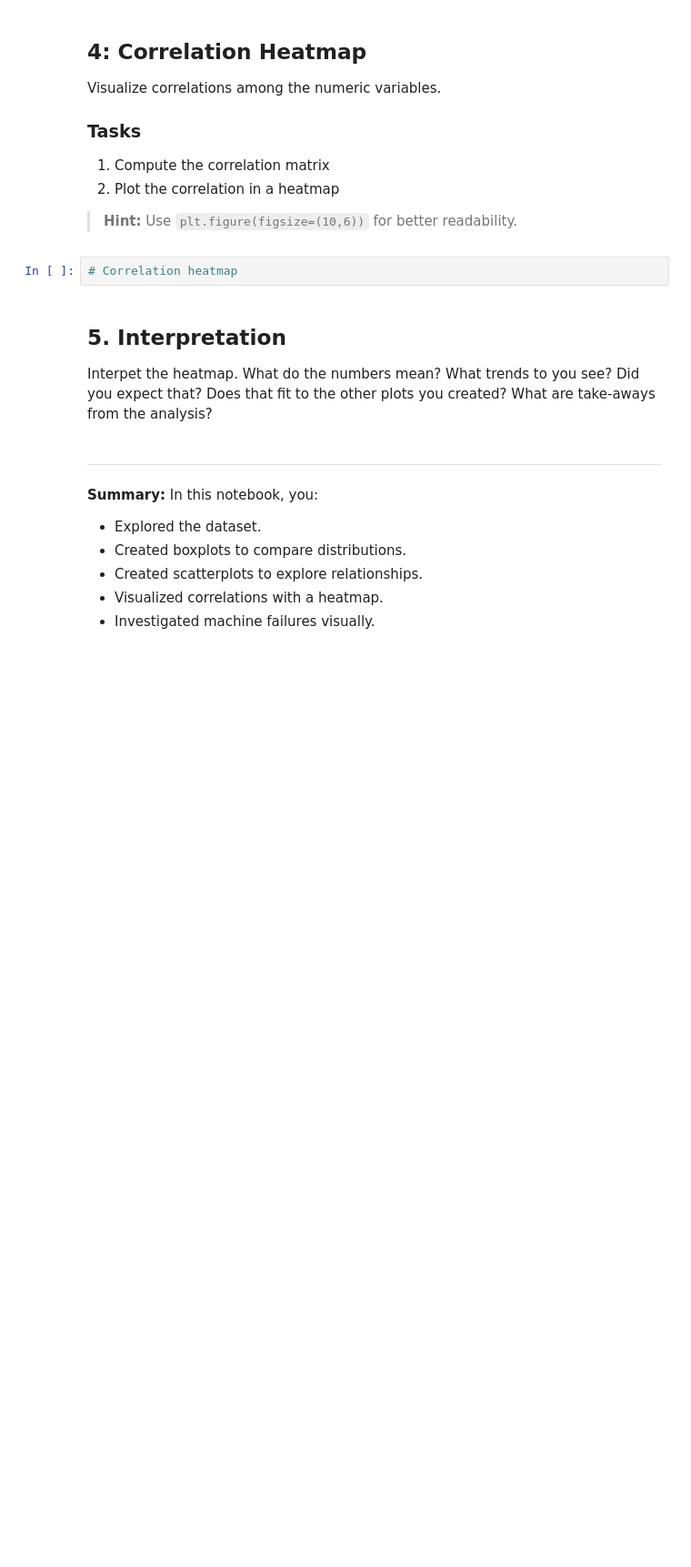
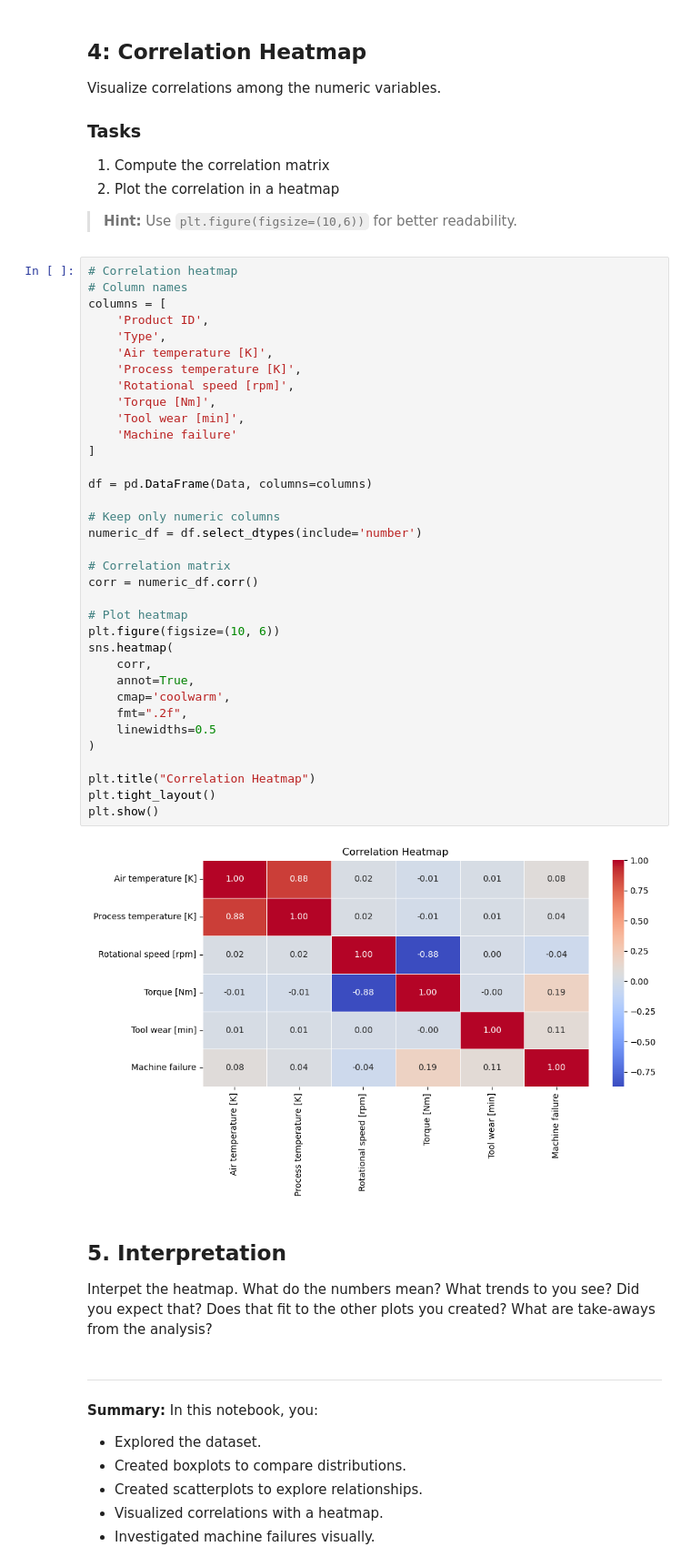
Before and after one commit to MathijsCok/Toegepaste_AI, a Jupyter notebook: Week5_Visualization_Exercise.ipynb, the cells around one changed output. Shown at 91% size. Saved outputs shown, nothing was run; the diff lists cells and outputs as text; blank space fills up the shorter version.

```diff
--- a/Week5_Visualization_Exercise.ipynb
+++ b/Week5_Visualization_Exercise.ipynb
@@ -156,6 +166,41 @@ Visualize correlations among the numeric variables.
 >  **Hint:** Use `plt.figure(figsize=(10,6))` for better readability.
 # %%
 # Correlation heatmap
+# Column names
+columns = [
+    'Product ID',
+    'Type',
+    'Air temperature [K]',
+    'Process temperature [K]',
+    'Rotational speed [rpm]',
+    'Torque [Nm]',
+    'Tool wear [min]',
+    'Machine failure'
+]
+
+df = pd.DataFrame(Data, columns=columns)
+
+# Keep only numeric columns
+numeric_df = df.select_dtypes(include='number')
+
+# Correlation matrix
+corr = numeric_df.corr()
+
+# Plot heatmap
+plt.figure(figsize=(10, 6))
+sns.heatmap(
+    corr,
+    annot=True,
+    cmap='coolwarm',
+    fmt=".2f",
+    linewidths=0.5
+)
+
+plt.title("Correlation Heatmap")
+plt.tight_layout()
+plt.show()
+# %% [output]
+[figure, added]
 # %% [markdown]
 ## 5. Interpretation
 Interpet the heatmap. What do the numbers mean? What trends to you see? Did you expect that? Does that fit to the other plots you created? What are take-aways from the analysis?
```
Also changed, not shown: parts of 4 cells of this notebook, 5 other files.
